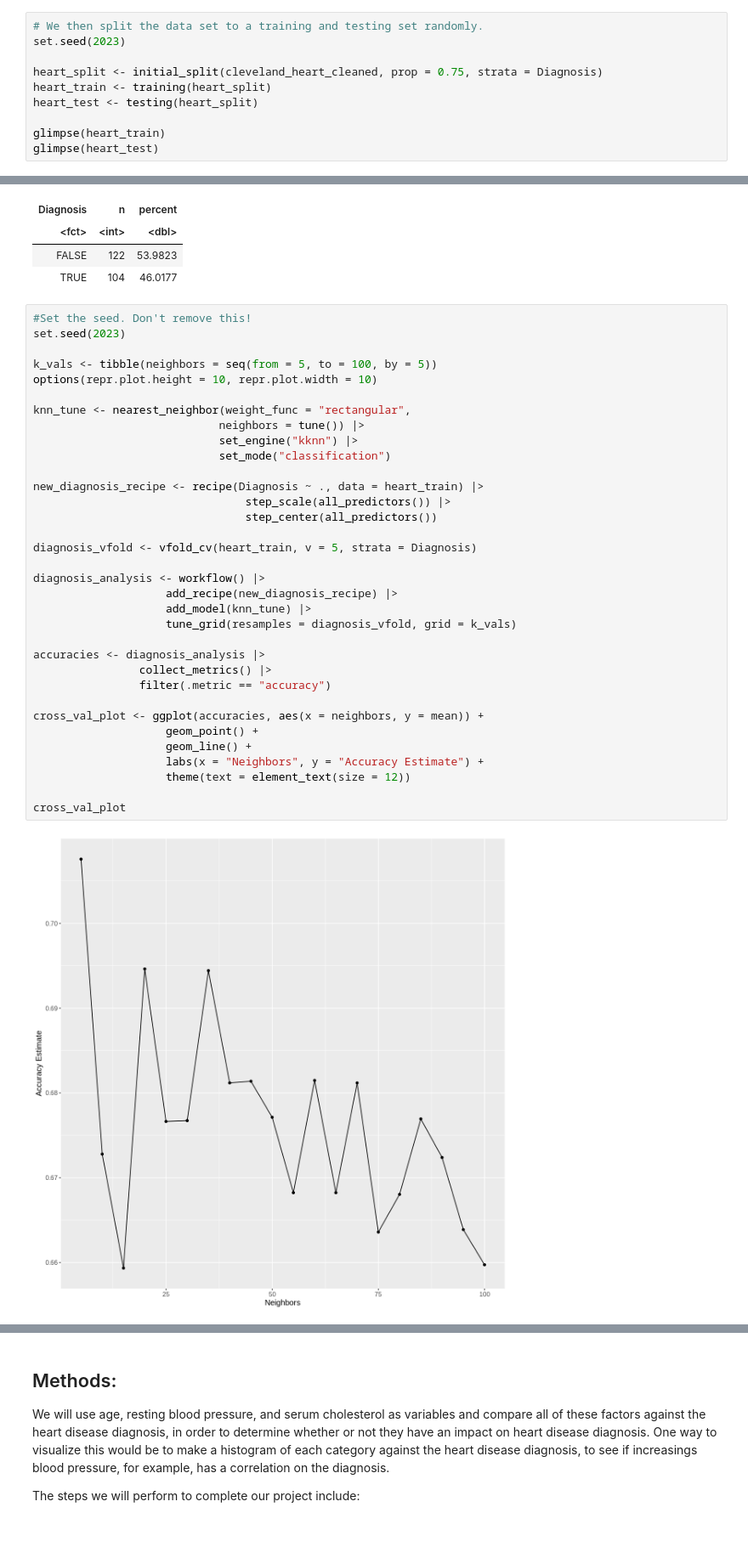
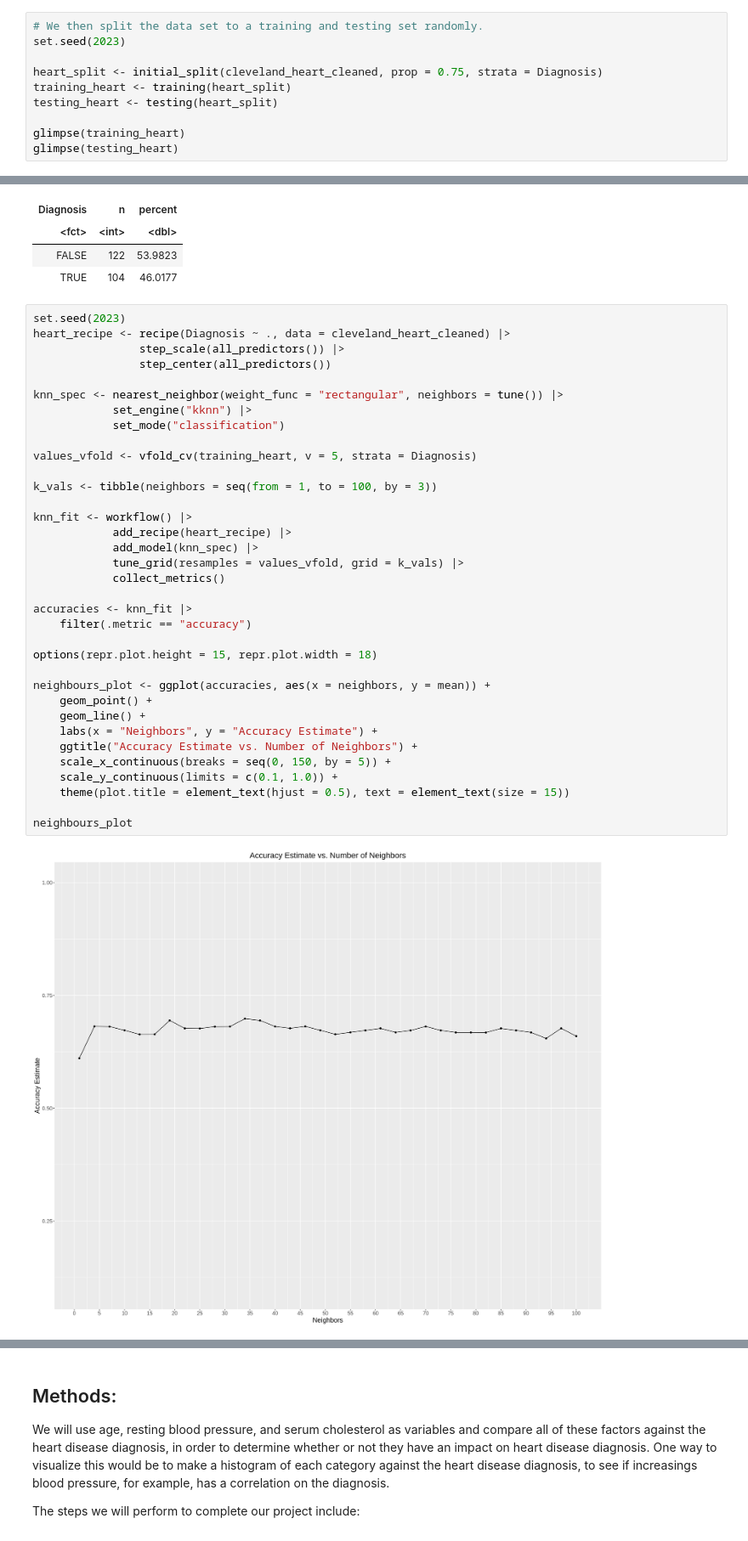
Before and after one commit to Parsapk1/NEW_DSCI_PROJECT, a Jupyter notebook: DSCI100_Project.ipynb, the cells around one changed output, grey strips where cells are left out. Shown at 85% size. Drawn from its saved outputs; the diff is of its cells as text.

Commit message:
Data Analysis is mostly complete

```diff
--- a/DSCI100_Project.ipynb
+++ b/DSCI100_Project.ipynb
@@ -153,11 +167,11 @@ heart_plot
 set.seed(2023)
 
 heart_split <- initial_split(cleveland_heart_cleaned, prop = 0.75, strata = Diagnosis)
-heart_train <- training(heart_split)
-heart_test <- testing(heart_split)
+training_heart <- training(heart_split)
+testing_heart <- testing(heart_split)
 
-glimpse(heart_train)
-glimpse(heart_test)
+glimpse(training_heart)
+glimpse(testing_heart)
 # %% [output]
 Rows: 226
 Columns: 3
@@ -184,39 +214,40 @@ A tibble: 2 × 3
 | FALSE | 122 | 53.9823 |
 | TRUE | 104 | 46.0177 |
 # %%
-#Set the seed. Don't remove this!
 set.seed(2023)
+heart_recipe <- recipe(Diagnosis ~ ., data = cleveland_heart_cleaned) |>
+                step_scale(all_predictors()) |>
+                step_center(all_predictors())
 
-k_vals <- tibble(neighbors = seq(from = 5, to = 100, by = 5))
-options(repr.plot.height = 10, repr.plot.width = 10)
+knn_spec <- nearest_neighbor(weight_func = "rectangular", neighbors = tune()) |>
+            set_engine("kknn") |>
+            set_mode("classification")
 
-knn_tune <- nearest_neighbor(weight_func = "rectangular",
-                            neighbors = tune()) |>
-                            set_engine("kknn") |>
-                            set_mode("classification")
+values_vfold <- vfold_cv(training_heart, v = 5, strata = Diagnosis)
 
-new_diagnosis_recipe <- recipe(Diagnosis ~ ., data = heart_train) |>
-                                step_scale(all_predictors()) |>
-                                step_center(all_predictors())
+k_vals <- tibble(neighbors = seq(from = 1, to = 100, by = 3))
 
-diagnosis_vfold <- vfold_cv(heart_train, v = 5, strata = Diagnosis)
+knn_fit <- workflow() |>
+            add_recipe(heart_recipe) |>
+            add_model(knn_spec) |>
+            tune_grid(resamples = values_vfold, grid = k_vals) |>
+            collect_metrics()
 
-diagnosis_analysis <- workflow() |>
-                    add_recipe(new_diagnosis_recipe) |>
-                    add_model(knn_tune) |>
-                    tune_grid(resamples = diagnosis_vfold, grid = k_vals)
+accuracies <- knn_fit |>
+    filter(.metric == "accuracy")
 
-accuracies <- diagnosis_analysis |>
-                collect_metrics() |>
-                filter(.metric == "accuracy")
+options(repr.plot.height = 15, repr.plot.width = 18)
 
-cross_val_plot <- ggplot(accuracies, aes(x = neighbors, y = mean)) +
-                    geom_point() +
-                    geom_line() +
-                    labs(x = "Neighbors", y = "Accuracy Estimate") +
-                    theme(text = element_text(size = 12))
+neighbours_plot <- ggplot(accuracies, aes(x = neighbors, y = mean)) +
+    geom_point() +
+    geom_line() +
+    labs(x = "Neighbors", y = "Accuracy Estimate") +
+    ggtitle("Accuracy Estimate vs. Number of Neighbors") +
+    scale_x_continuous(breaks = seq(0, 150, by = 5)) +
+    scale_y_continuous(limits = c(0.1, 1.0)) +
+    theme(plot.title = element_text(hjust = 0.5), text = element_text(size = 15))
 
-cross_val_plot
+neighbours_plot
 # %% [output]
-[figure, old version]
+[figure, new version]
 # %%
```
Also changed, not shown: parts of 13 cells of this notebook.
